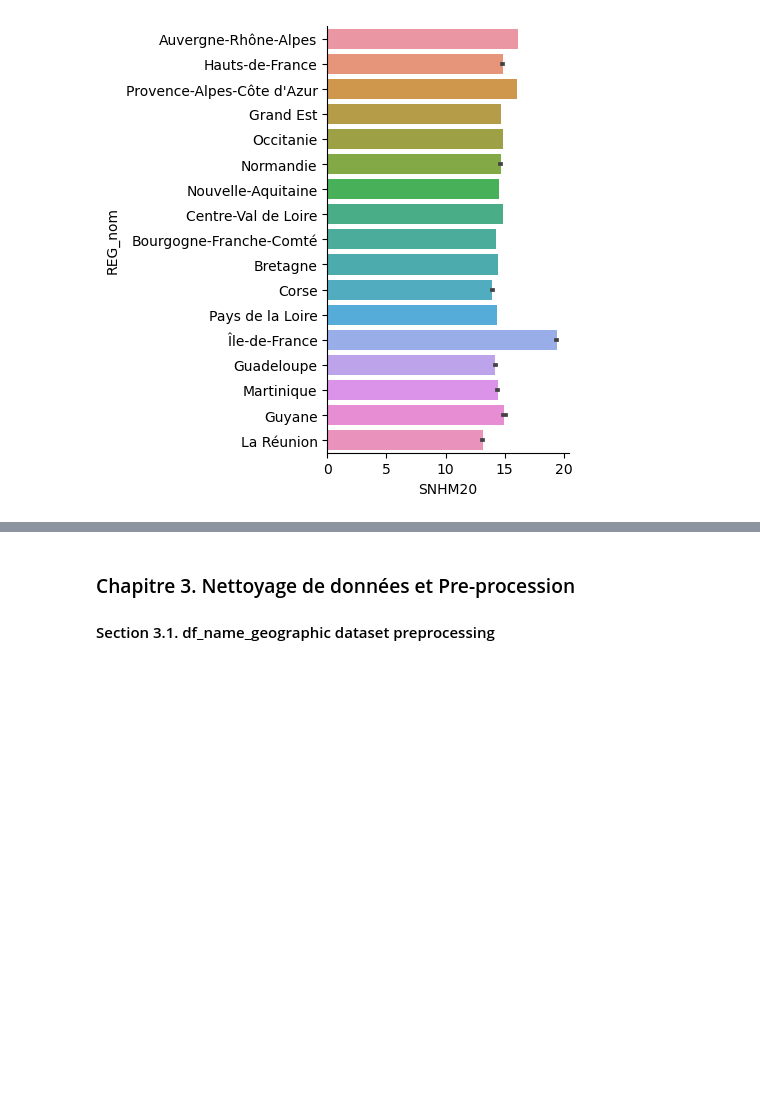
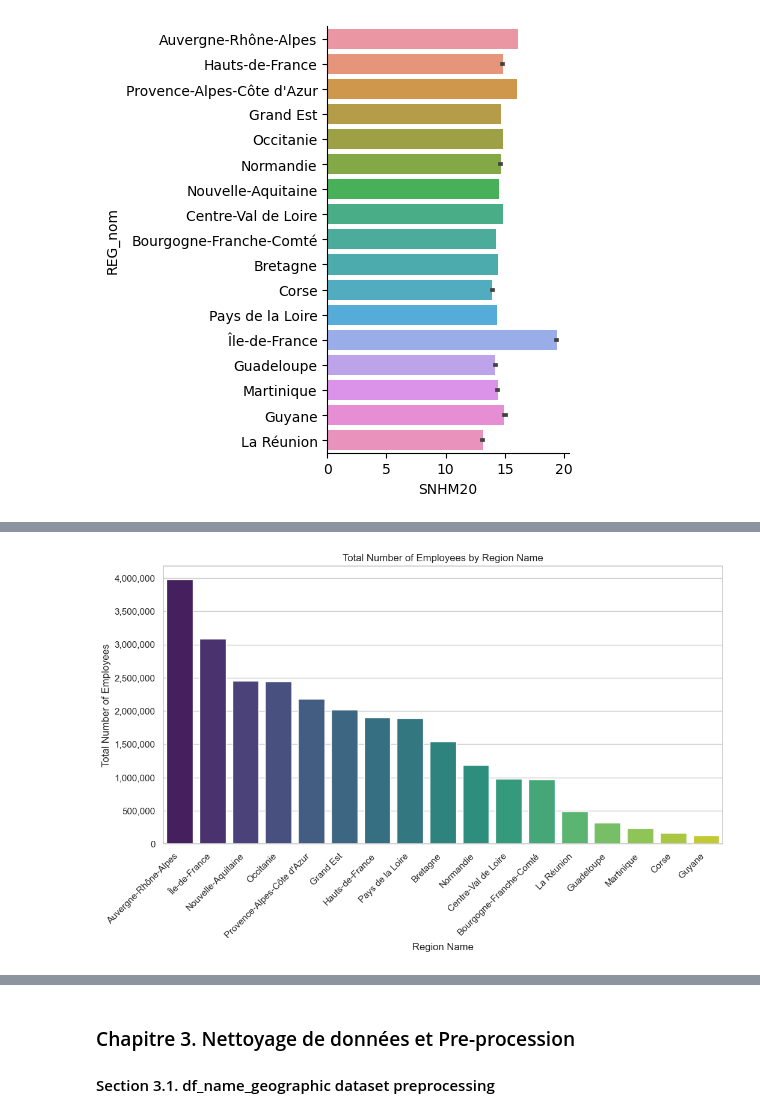
Before and after one commit to nkostiuk/french-industry, a Jupyter notebook: notebooks/Notebook_final-10-03-24.ipynb, the cells around one changed output, grey strips where cells are left out. Saved outputs shown, nothing was run; the diff lists cells and outputs as text; code cells hidden in the pictures; blank space fills up the shorter version.

```diff
--- a/notebooks/Notebook_final-10-03-24.ipynb
+++ b/notebooks/Notebook_final-10-03-24.ipynb
@@ -416,19 +445,23 @@ NameError: name 'df_merge_ent_geo' is not defined
+# %%
+# Aggregate the data by REG_nom and sum the number of employees
+reg_name_enterprises = df_merge3.groupby('REG_nom')['Total_Salaries'].sum().reset_index()
+
+# Sort DataFrame by the 'Total_Salaries' column
+reg_name_enterprises_sorted = reg_name_enterprises.sort_values(by='Total_Salaries', ascending=False)
+#display(reg_name_enterprises_sorted)
 # %%
-from matplotlib.ticker import FuncFormatter
-#df_merge_ent_geo
-
-sns.set(style="whitegrid")
-
 # Plotting the bar plot
 plt.figure(figsize=(12, 6))
-sns.barplot(x='EU_circo', y='E14TST', data=eu_circo_enterprises_sorted, palette='viridis' )
-plt.title('Total Number of Enterprises by EU_circo')
-plt.xlabel('EU_circo')
-plt.ylabel('Total Number of Enterprises')
+sns.barplot(x='REG_nom', y='Total_Salaries', data=reg_name_enterprises_sorted, palette='viridis' )
+plt.title('Total Number of Employees by Region Name')
+plt.xlabel('Region Name')
+plt.ylabel('Total Number of Employees')
 plt.xticks(rotation=45, ha='right')
 
 # Customize the y-axis ticks to show whole numbers
 plt.gca().yaxis.set_major_formatter(FuncFormatter(lambda x, _: '{:,.0f}'.format(x)))
 
 plt.show();
+# %% [output]
+[figure, added]
 # %%
```
Also changed, not shown: parts of 9 cells of this notebook.
